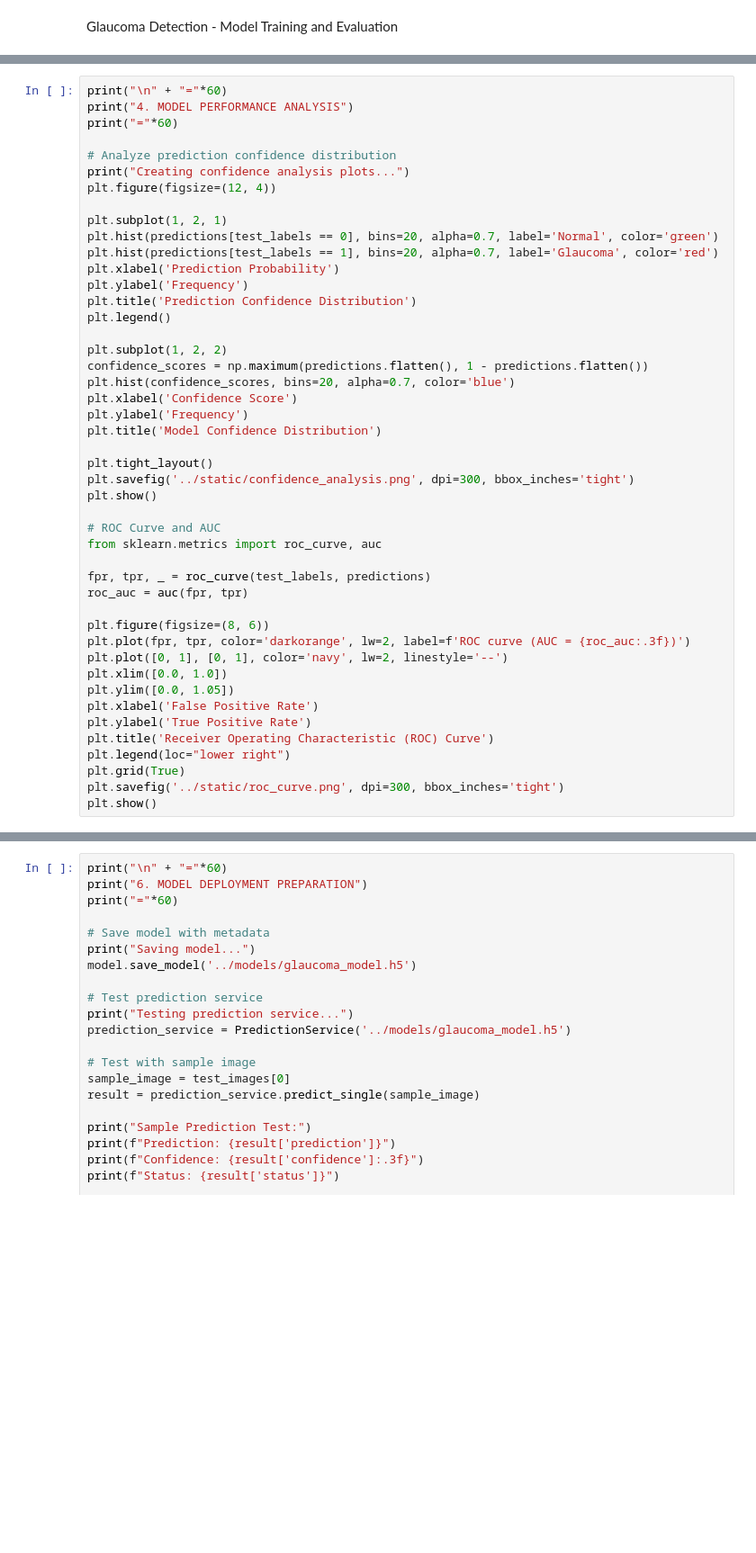
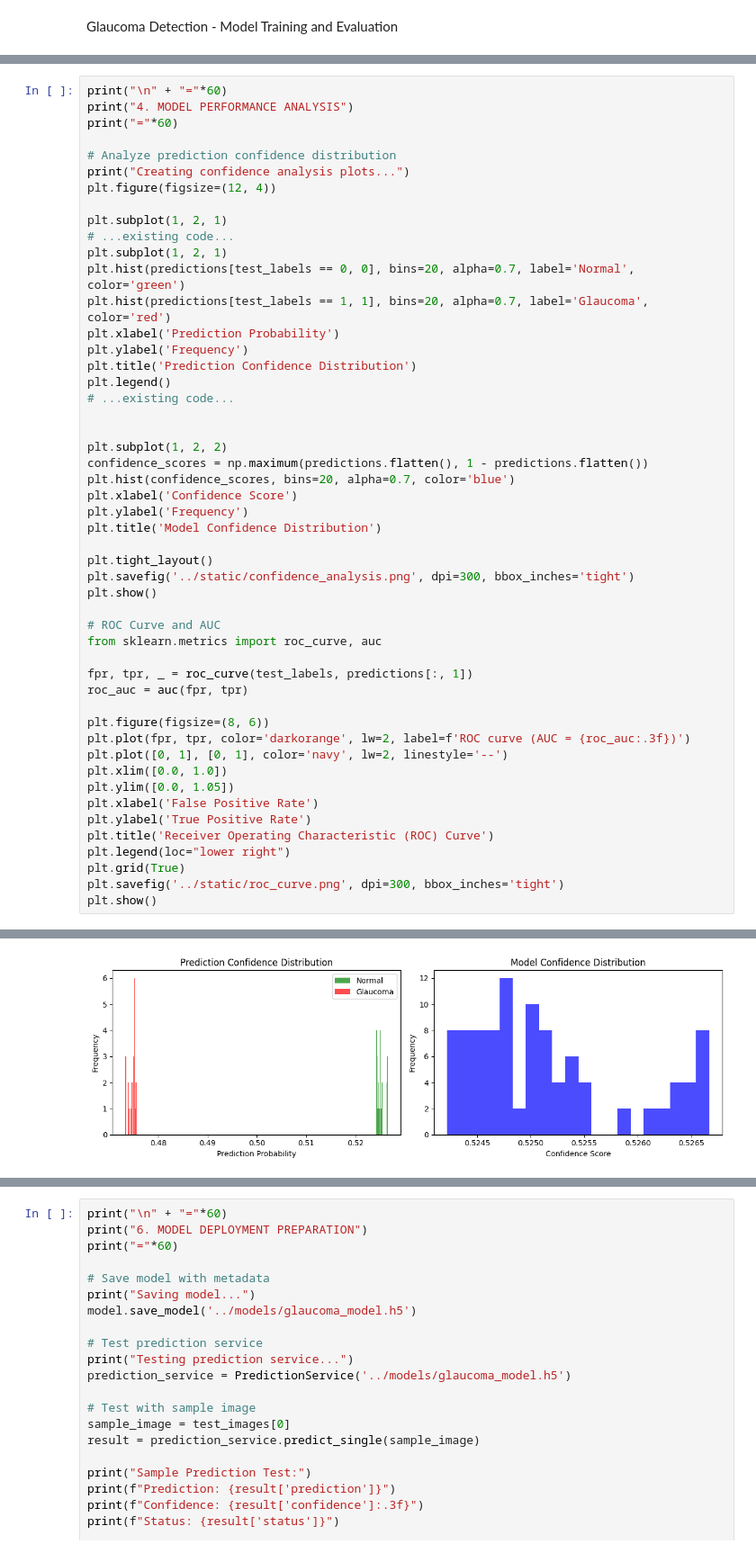
Before and after one commit to Deolinda1506/ml, a Jupyter notebook: notebook/glaucoma.ipynb, the cells around one changed output, grey strips where cells are left out. Shown at 90% size. Cells and saved outputs as stored; diff of their text form; blank space fills up the shorter version.

```diff
--- a/notebook/glaucoma.ipynb
+++ b/notebook/glaucoma.ipynb
@@ -277,12 +327,16 @@ print("Creating confidence analysis plots...")
 plt.figure(figsize=(12, 4))
 
 plt.subplot(1, 2, 1)
-plt.hist(predictions[test_labels == 0], bins=20, alpha=0.7, label='Normal', color='green')
-plt.hist(predictions[test_labels == 1], bins=20, alpha=0.7, label='Glaucoma', color='red')
+# ...existing code...
+plt.subplot(1, 2, 1)
+plt.hist(predictions[test_labels == 0, 0], bins=20, alpha=0.7, label='Normal', color='green')
+plt.hist(predictions[test_labels == 1, 1], bins=20, alpha=0.7, label='Glaucoma', color='red')
 plt.xlabel('Prediction Probability')
 plt.ylabel('Frequency')
 plt.title('Prediction Confidence Distribution')
 plt.legend()
+# ...existing code...
+
 
 plt.subplot(1, 2, 2)
 confidence_scores = np.maximum(predictions.flatten(), 1 - predictions.flatten())
@@ -298,7 +352,7 @@ plt.show()
 # ROC Curve and AUC
 from sklearn.metrics import roc_curve, auc
 
-fpr, tpr, _ = roc_curve(test_labels, predictions)
+fpr, tpr, _ = roc_curve(test_labels, predictions[:, 1])
 roc_auc = auc(fpr, tpr)
 
 plt.figure(figsize=(8, 6))
@@ -313,3 +367,4 @@ plt.legend(loc="lower right")
 plt.grid(True)
 plt.savefig('../static/roc_curve.png', dpi=300, bbox_inches='tight')
 plt.show()
+# %% [output]
@@ -315,0 +375 @@ plt.show()
+[figure, added]
```
Also changed, not shown: parts of 7 cells of this notebook, 15 other files.
